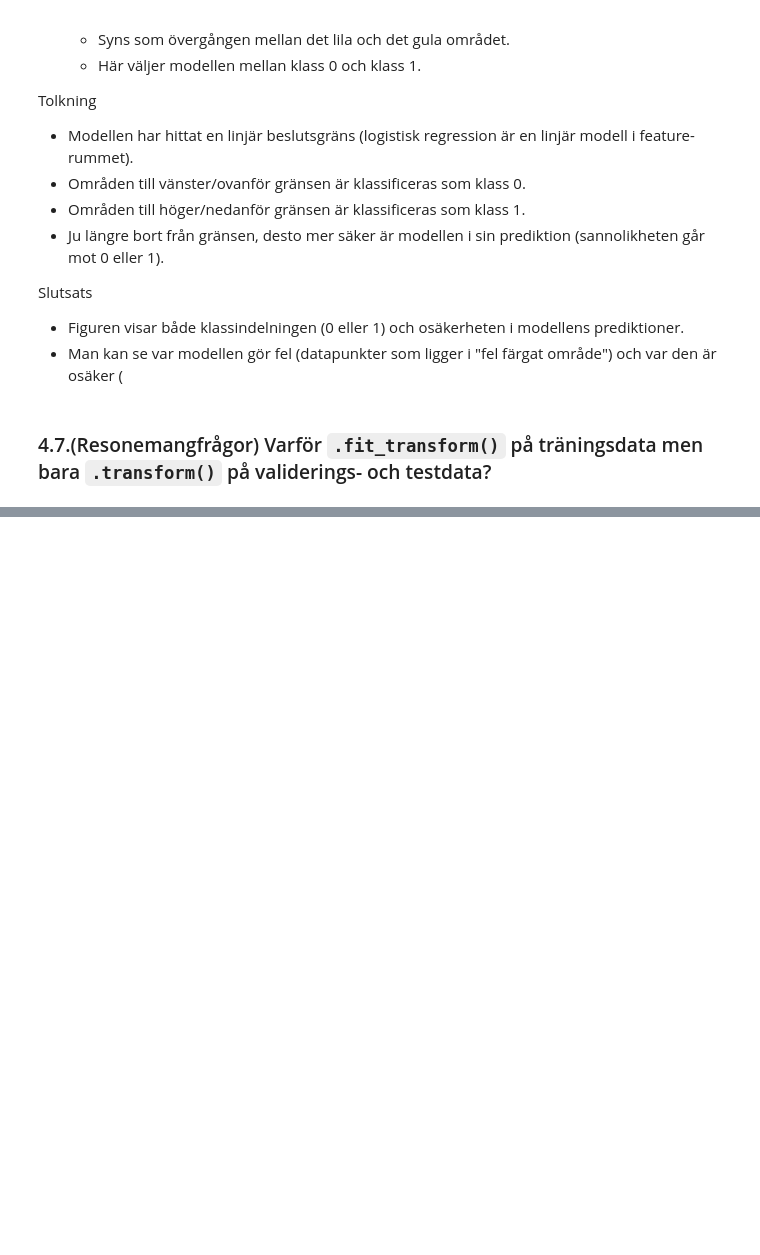
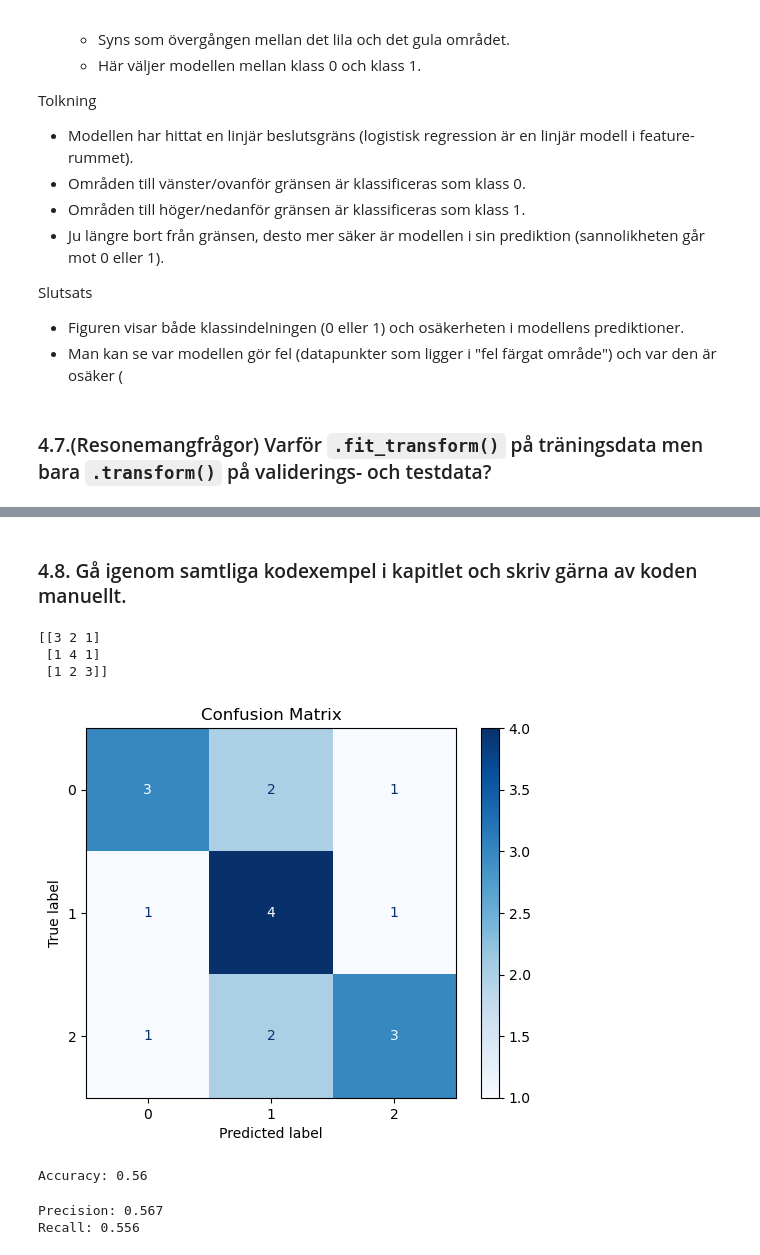
Before and after one commit to ManaInfectedRP/Skola-Python, a Jupyter notebook: Uppgifter.ipynb, the cells around one changed output, grey strips where cells are left out. Cells and saved outputs as stored; diff of their text form; code cells hidden in the pictures; blank space fills up the shorter version.

```diff
--- a/Uppgifter.ipynb
+++ b/Uppgifter.ipynb
@@ -2482,0 +2518,43 @@ X_test = scaler.transform(X_test)
+# %% [markdown]
+### 4.8. Gå igenom samtliga kodexempel i kapitlet och skriv gärna av koden manuellt.
+# %%
+# Sida 157
+import numpy as np
+import matplotlib.pyplot as plt
+
+from sklearn.datasets import make_regression
+from sklearn.model_selection import train_test_split
+from sklearn.metrics import confusion_matrix
+y_true = [0, 1, 2, 0, 1, 2, 1, 0, 2, 1, 0, 2, 2, 1, 0, 1, 2, 0]
+y_pred = [0, 2, 2, 0, 0, 1, 1, 0, 2, 1, 1, 0, 1, 1, 2, 1, 2, 1]
+cm = confusion_matrix(y_true, y_pred)
+print(cm)
+
+from sklearn.metrics import ConfusionMatrixDisplay
+import matplotlib.pyplot as plt
+disp = ConfusionMatrixDisplay(confusion_matrix=cm, display_labels=["0", "1", "2"])
+disp.plot(cmap="Blues", values_format="d")
+plt.title("Confusion Matrix")
+plt.show()
+# %% [output]
+[[3 2 1]
+ [1 4 1]
+ [1 2 3]]
+[figure, added]
+# %%
+# Sida 159
+from sklearn.metrics import accuracy_score
+accuracy = accuracy_score(y_true, y_pred)
+print("Accuracy:", round(accuracy, 2))
+# %% [output]
+Accuracy: 0.56
+# %%
+# Sida 161
+from sklearn.metrics import precision_score, recall_score
+precision = precision_score(y_true, y_pred, average = "macro")
+recall = recall_score(y_true, y_pred, average = "macro")
+print("Precision:", round(precision, 3))
+print("Recall:", round(recall, 3))
+# %% [output]
+Precision: 0.567
+Recall: 0.556
```
Also changed, not shown: parts of 13 cells of this notebook.
